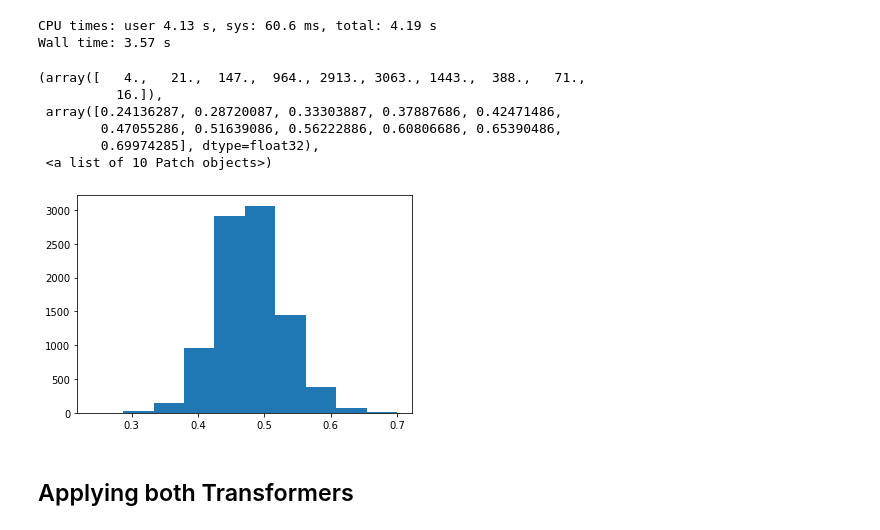
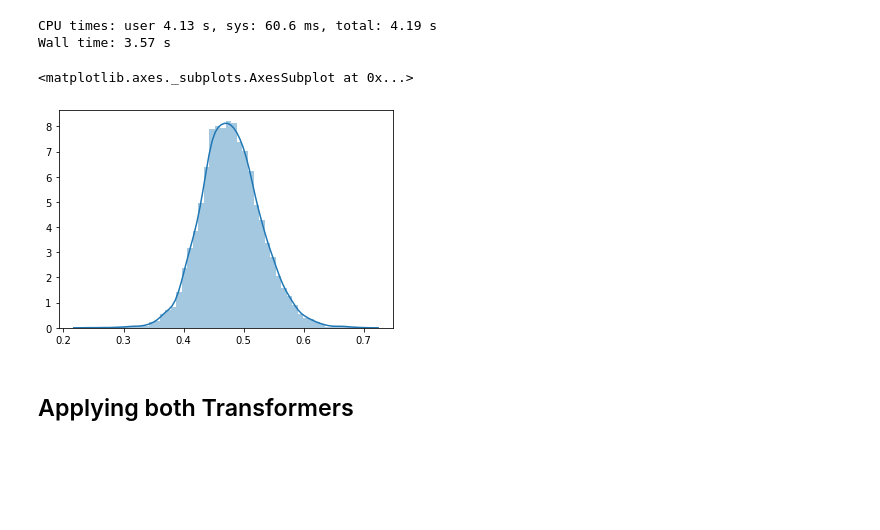
Before and after one commit to lmcinnes/TextMAP, a Jupyter notebook: doc/notebooks/TransformingCountMatricesParameters.ipynb, the cells around one changed output. Cells and saved outputs as stored; diff of their text form; code cells hidden in the pictures; blank space fills up the shorter version.

```diff
--- a/doc/notebooks/TransformingCountMatricesParameters.ipynb
+++ b/doc/notebooks/TransformingCountMatricesParameters.ipynb
@@ -346,15 +337,10 @@ re_mat = re_transformer.transform(mat)
 CPU times: user 4.13 s, sys: 60.6 ms, total: 4.19 s
 Wall time: 3.57 s
 # %%
-plt.hist(re_transformer.mix_weights_)
+sns.distplot(re_transformer.mix_weights_)
 # %% [output]
-(array([   4.,   21.,  147.,  964., 2913., 3063., 1443.,  388.,   71.,
-          16.]),
- array([0.24136287, 0.28720087, 0.33303887, 0.37887686, 0.42471486,
-        0.47055286, 0.51639086, 0.56222886, 0.60806686, 0.65390486,
-        0.69974285], dtype=float32),
- <a list of 10 Patch objects>)
+<matplotlib.axes._subplots.AxesSubplot at 0x...>
-[figure, old version]
+[figure, new version]
 # %% [markdown]
 ## Applying both Transformers
 # %% [markdown]
```
Also changed, not shown: parts of 3 cells of this notebook.
